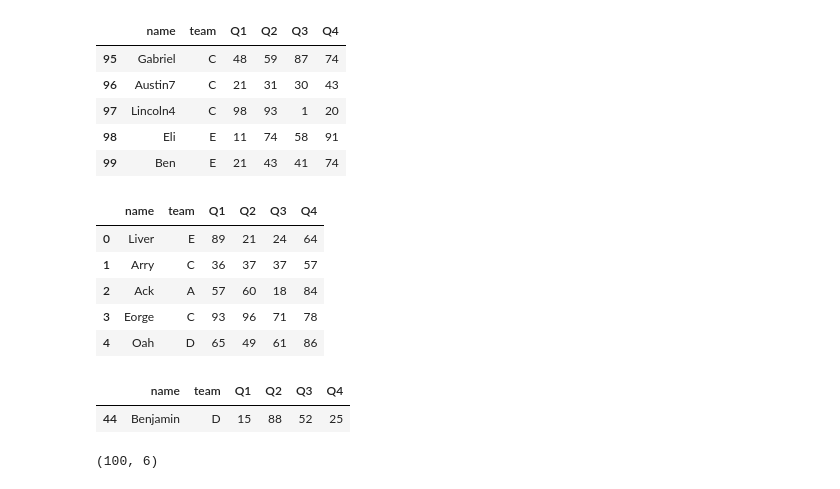
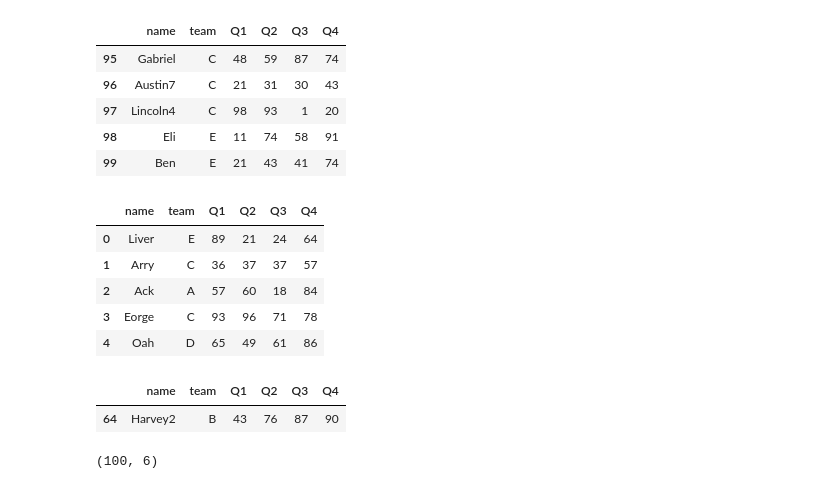
Before and after one commit to 7emini/learn-pandas, a Jupyter notebook: 1.ipynb, the cells around one changed output. Drawn from its saved outputs; the diff is of its cells as text; code cells hidden in the pictures.

```diff
--- a/1.ipynb
+++ b/1.ipynb
@@ -6,25 +6,25 @@ from IPython.core.interactiveshell import InteractiveShell
 InteractiveShell.ast_node_interactivity = 'all'
 # %%
 # 简单的查看数据
-df = pd.read_excel('team.xlsx')
+df = pd.read_excel('data/team.xlsx')
 df.tail() # 底部
 df.head() # 头部
 df.sample() # 随机
 # %% [output]
 |  | name | team | Q1 | Q2 | Q3 | Q4 |
 | 95 | Gabriel | C | 48 | 59 | 87 | 74 |
 | 96 | Austin7 | C | 21 | 31 | 30 | 43 |
 | 97 | Lincoln4 | C | 98 | 93 | 1 | 20 |
 | 98 | Eli | E | 11 | 74 | 58 | 91 |
 | 99 | Ben | E | 21 | 43 | 41 | 74 |
 |  | name | team | Q1 | Q2 | Q3 | Q4 |
 | 0 | Liver | E | 89 | 21 | 24 | 64 |
 | 1 | Arry | C | 36 | 37 | 37 | 57 |
 | 2 | Ack | A | 57 | 60 | 18 | 84 |
 | 3 | Eorge | C | 93 | 96 | 71 | 78 |
 | 4 | Oah | D | 65 | 49 | 61 | 86 |
 |  | name | team | Q1 | Q2 | Q3 | Q4 |
-| 44 | Benjamin | D | 15 | 88 | 52 | 25 |
+| 64 | Harvey2 | B | 43 | 76 | 87 | 90 |
 # %%
 # 验证数据
 df.shape # 查看行数和列数
```
Also changed, not shown: parts of 1 cell of this notebook, 4 other files.
